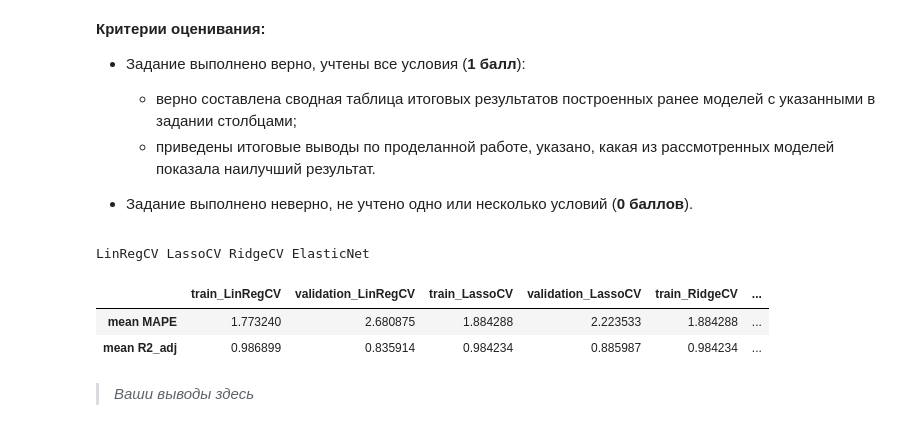
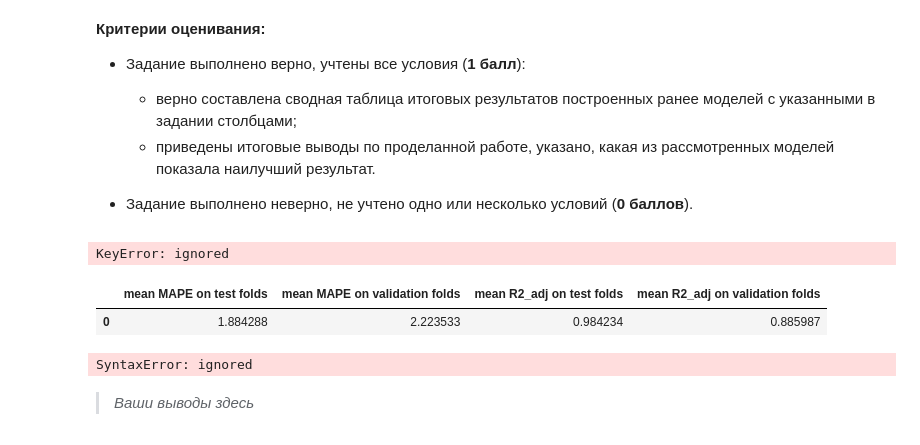
Before and after one commit to akitim/SkillFactory_current, a Jupyter notebook: MATH_ML_2_Практика_Акимкин.ipynb, the cells around one changed output. Cells and saved outputs as stored; diff of their text form; code cells hidden in the pictures.

```diff
--- a/MATH_ML_2_Практика_Акимкин.ipynb
+++ b/MATH_ML_2_Практика_Акимкин.ipynb
@@ -1064,25 +1064,41 @@ alpha: 3.9810717055349722; l1_ratio: 1.0
     * приведены итоговые выводы по проделанной работе, указано, какая из рассмотренных моделей показала наилучший результат.
 
 - Задание выполнено неверно, не учтено одно или несколько условий (**0 баллов**).
-# %%
-
-# df_lr_cv, lasso_gs_res['best_metrics'], ridge_gs_res['best_metrics'], df_elnet_res
-print(*models_eval_res)
-# %% [output]
-LinRegCV LassoCV RidgeCV ElasticNet
+# %%
+dft = pd.DataFrame()
+for model in  models_eval_res:
+    # print (model)
+    dft = pd.concat(
+        [dft, pd.DataFrame(
+        np.ravel(models_eval_res[model]['GridSearchCV'].values).reshape([1,4]),
+                 columns=[ind + s for ind in df.index
+                          for s in [' on test folds', ' on validation folds']])],
+               axis=0)
+
+dft.reset_index(drop=True)
+# %% [output]
+KeyError: ignored
 # %%
 # удалить
 # final_table = pd.concat[]
 
-pd.concat([v_.rename(columns=dict(zip(v_.columns, ['_'.join([l, r]) for l, r in
-                      zip(v_.columns, [k]*len(v_.columns))])))
- for k, v in models_eval_res.items()
-  for k_, v_ in v.items() if k_ in ['none', 'GridSearchCV']
-  ], axis=1)
+# pd.concat([v_.rename(columns=dict(zip(v_.columns, ['_'.join([l, r]) for l, r in
+#                       zip(v_.columns, [k]*len(v_.columns))])))
+#  for k, v in models_eval_res.items()
+#   for k_, v_ in v.items() if k_ in ['none', 'GridSearchCV']
+#   ], axis=1)
 # print(*ls)
+
+df = models_eval_res['LassoCV']['GridSearchCV']
+display(pd.DataFrame(np.ravel(df.values).reshape([1,4]),
+             columns=[ind + s for ind in df.index
+                      for s in [' on test folds', ' on validation folds']])
+)
+
+models_eval_res
 # %% [output]
-|  | train_LinRegCV | validation_LinRegCV | train_LassoCV | validation_LassoCV | train_RidgeCV | ... |
-| mean MAPE | 1.773240 | 2.680875 | 1.884288 | 2.223533 | 1.884288 | ... |
-| mean R2_adj | 0.986899 | 0.835914 | 0.984234 | 0.885987 | 0.984234 | ... |
+|  | mean MAPE on test folds | mean MAPE on validation folds | mean R2_adj on test folds | mean R2_adj on validation folds |
+| 0 | 1.884288 | 2.223533 | 0.984234 | 0.885987 |
+SyntaxError: ignored
 # %% [markdown]
 > *Ваши выводы здесь*
```
